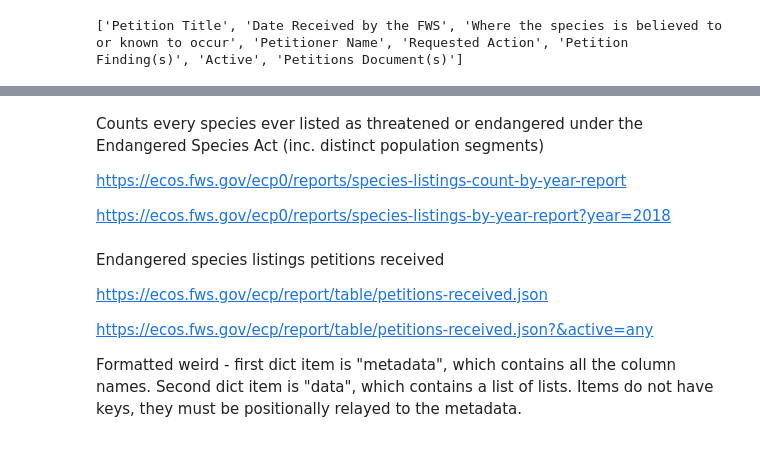
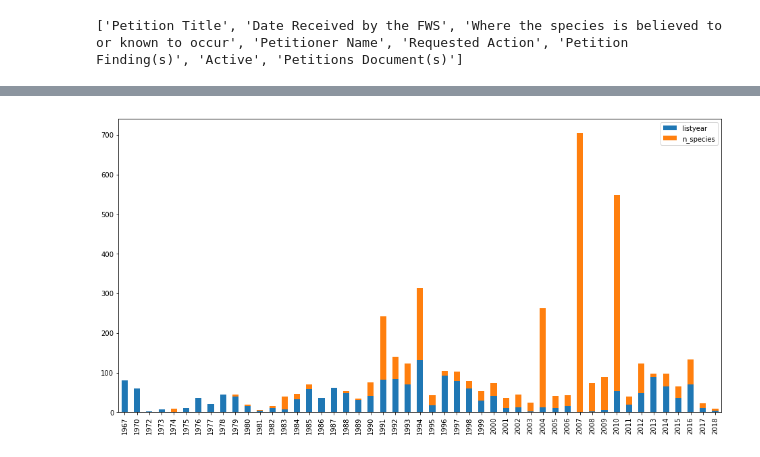
Before and after one commit to amdevine/gwc-endangered-species, a Jupyter notebook: US Endangered Species Data.ipynb, the cells around one changed output, grey strips where cells are left out. Saved outputs shown, nothing was run; the diff lists cells and outputs as text; code cells hidden in the pictures.

Commit message:
Finished analysis of record requests versus listings

```diff
--- a/US Endangered Species Data.ipynb
+++ b/US Endangered Species Data.ipynb
@@ -110,3 +142,8 @@ By providing a specific query string, you can generate a custom report of the pr
+# %%
+df_percents = pd.concat([year_counts, petitions_per_year], axis=1).fillna(0)
+df_percents.plot.bar(stacked=True);
+# %% [output]
+[figure, added]
 # %%
 url = 'https://ecos.fws.gov/ecp0/reports/ad-hoc-species-report'
 params = {
@@ -119,17 +156,3 @@ params = {
 r = requests.get(url, params)
 with open('endangered_threatened_species.txt', 'w') as f:
     f.write(r.text)
-# %% [markdown]
-Counts every species ever listed as threatened or endangered under the Endangered Species Act (inc. distinct population segments)
-
-https://ecos.fws.gov/ecp0/reports/species-listings-count-by-year-report
-
-https://ecos.fws.gov/ecp0/reports/species-listings-by-year-report?year=2018
-# %% [markdown]
-Endangered species listings petitions received
-
-https://ecos.fws.gov/ecp/report/table/petitions-received.json
-
-https://ecos.fws.gov/ecp/report/table/petitions-received.json?&active=any
-
-Formatted weird - first dict item is "metadata", which contains all the column names. Second dict item is "data", which contains a list of lists. Items do not have keys, they must be positionally relayed to the metadata.
```
Also changed, not shown: parts of 8 cells of this notebook.
